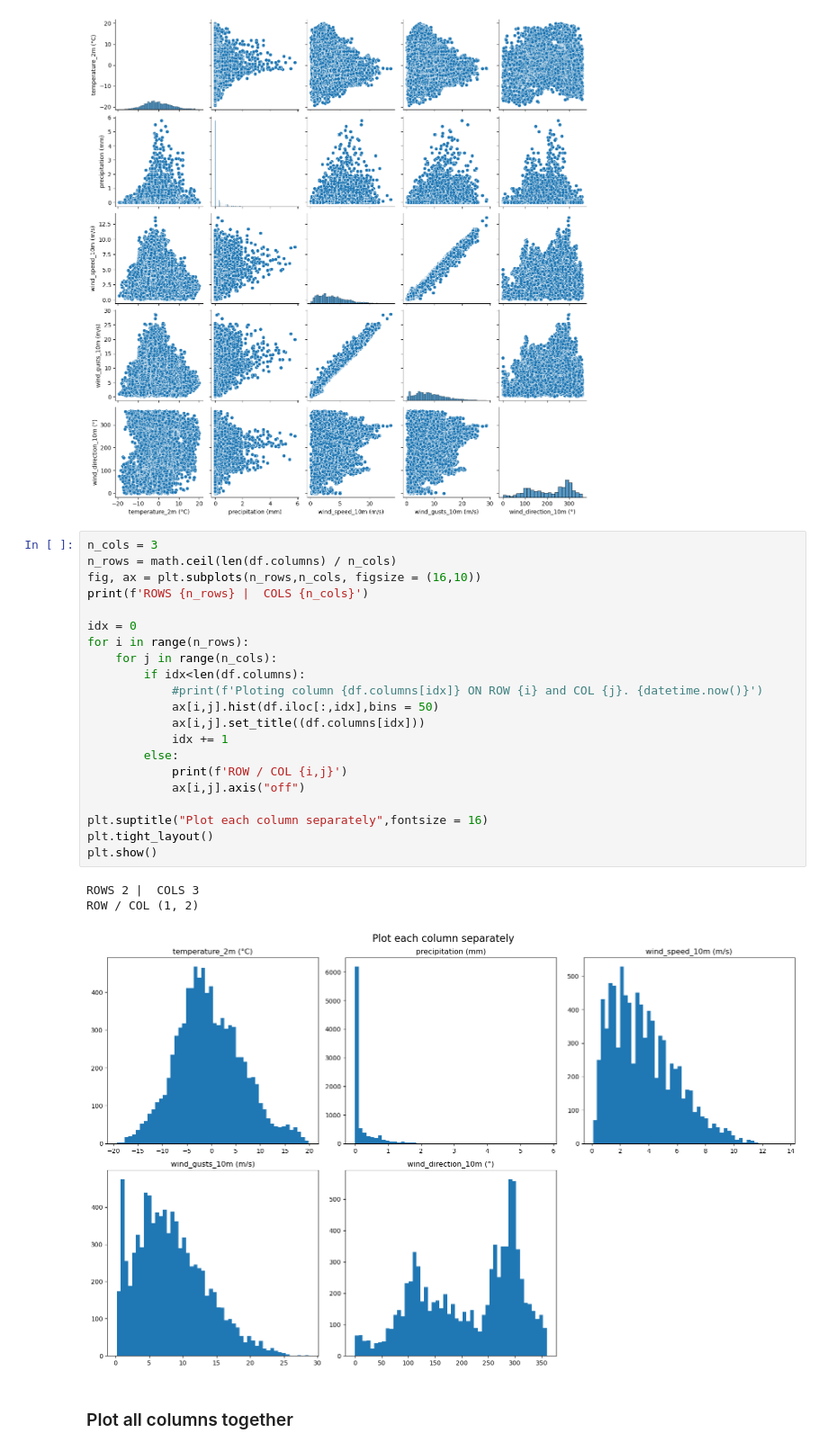
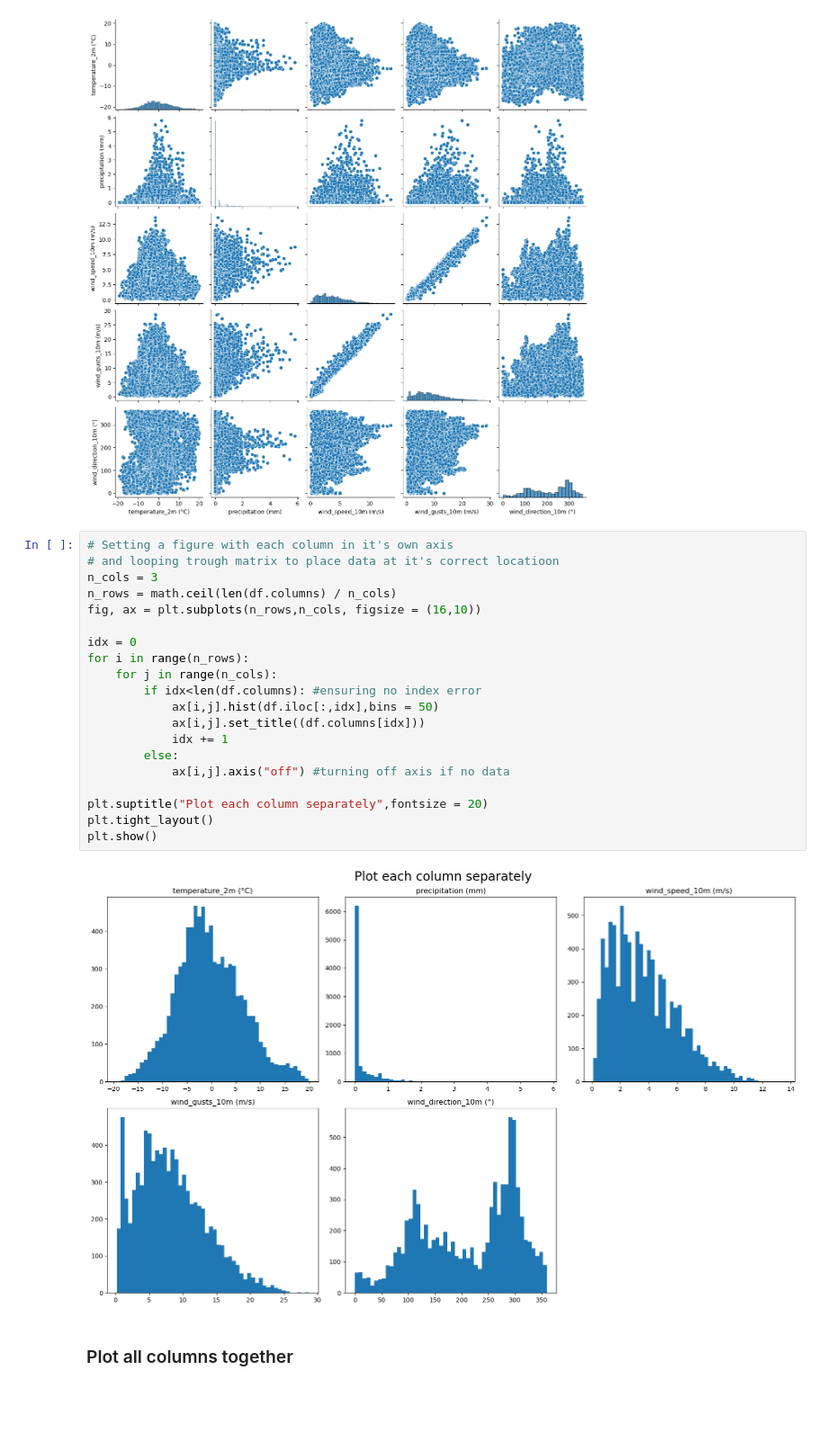
Before and after one commit to sigvardbratlie/ind320, a Jupyter notebook: assignments/assignment1.ipynb, the cells around one changed output. Shown at 90% size. Saved outputs shown, nothing was run; the diff lists cells and outputs as text; blank space fills up the shorter version.

Commit message:
Further prorgress. Correcturlest.

```diff
--- a/assignments/assignment1.ipynb
+++ b/assignments/assignment1.ipynb
@@ -120,30 +120,27 @@ sns.pairplot(df)
 <seaborn.axisgrid.PairGrid at 0x...>
 [figure]
 # %%
+# Setting a figure with each column in it's own axis
+# and looping trough matrix to place data at it's correct locatioon
 n_cols = 3
 n_rows = math.ceil(len(df.columns) / n_cols)
 fig, ax = plt.subplots(n_rows,n_cols, figsize = (16,10))
-print(f'ROWS {n_rows} |  COLS {n_cols}')
 
 idx = 0
 for i in range(n_rows):
     for j in range(n_cols):
-        if idx<len(df.columns):
-            #print(f'Ploting column {df.columns[idx]} ON ROW {i} and COL {j}. {datetime.now()}')
+        if idx<len(df.columns): #ensuring no index error
             ax[i,j].hist(df.iloc[:,idx],bins = 50)
             ax[i,j].set_title((df.columns[idx]))
             idx += 1
         else:
-            print(f'ROW / COL {i,j}')
-            ax[i,j].axis("off")
+            ax[i,j].axis("off") #turning off axis if no data
 
-plt.suptitle("Plot each column separately",fontsize = 16)
+plt.suptitle("Plot each column separately",fontsize = 20)
 plt.tight_layout()
 plt.show()
 # %% [output]
-ROWS 2 |  COLS 3
-ROW / COL (1, 2)
-[figure, old version]
+[figure, new version]
 # %% [markdown]
 ### Plot all columns together
 # %%
```
Also changed, not shown: parts of 10 cells of this notebook, 1 other file.
